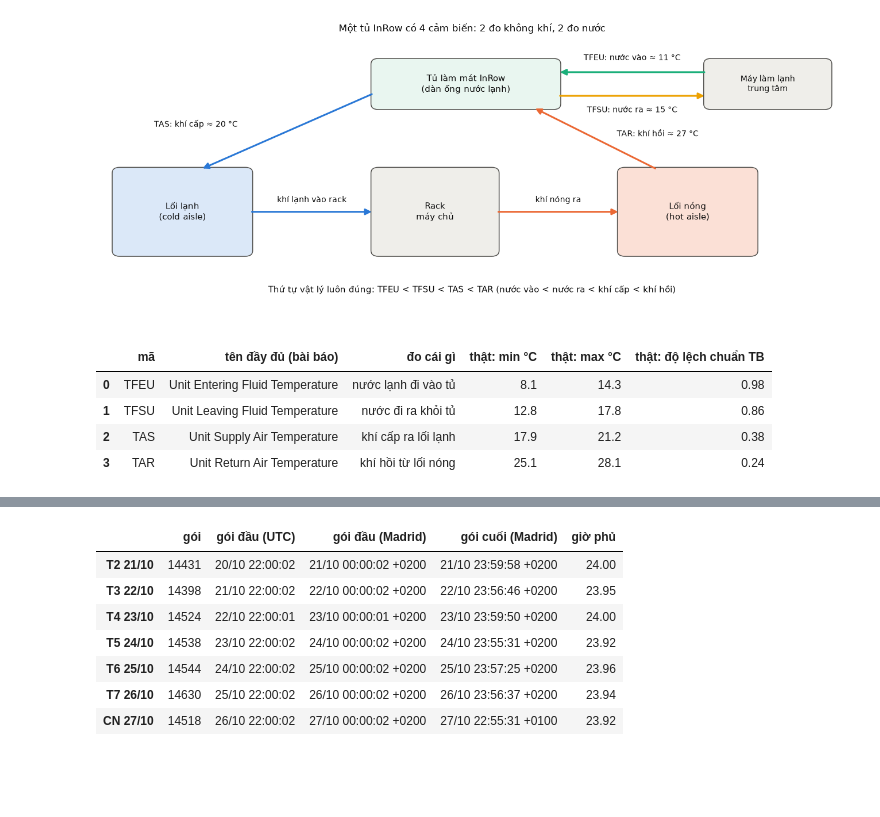
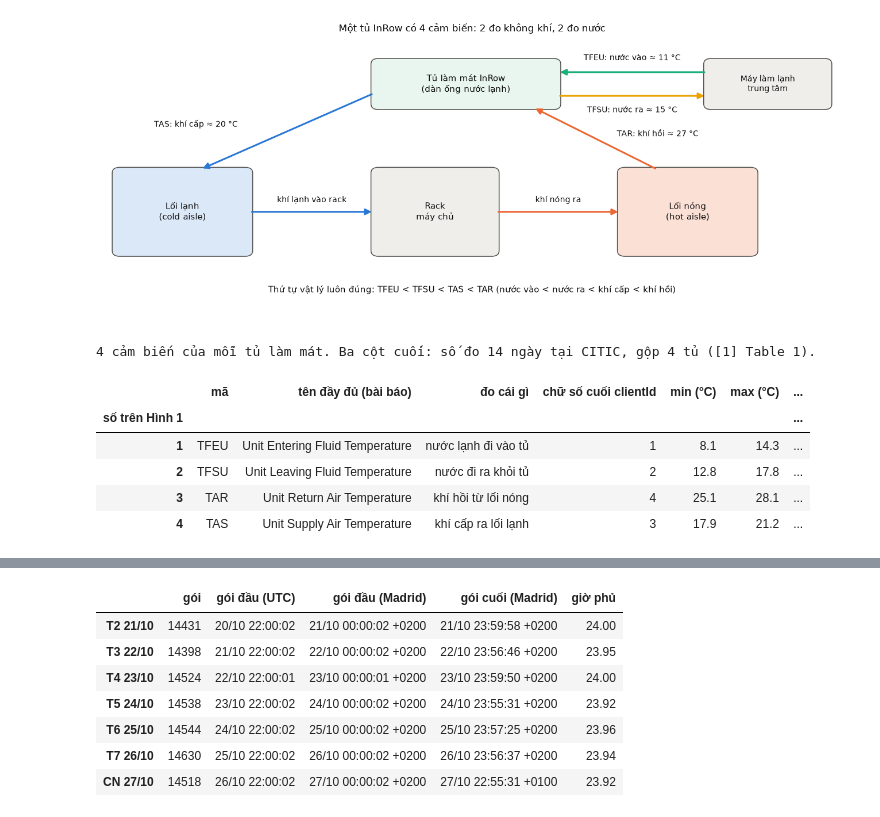
Before and after one commit to CoolSentinel/dad, a Jupyter notebook: monitoring/notebooks/BAO_CAO_PHAN_TICH_DAD.ipynb, the cells around one changed output, grey strips where cells are left out. Cells and saved outputs as stored; diff of their text form; code cells hidden in the pictures; blank space fills up the shorter version.

```diff
--- a/monitoring/notebooks/BAO_CAO_PHAN_TICH_DAD.ipynb
+++ b/monitoring/notebooks/BAO_CAO_PHAN_TICH_DAD.ipynb
@@ -174,15 +138,21 @@ plt.tight_layout(); save(fig, "A1_tu_inrow_4_cam_bien"); plt.show()
 [figure]
 # %%
 from dad_paper import REAL_TABLE1, SENSOR_INFO
-real = pd.DataFrame([(s, SENSOR_INFO[s][0], SENSOR_INFO[s][1],
-                      min(REAL_TABLE1[(i, s)][2] for i in (13, 15, 23, 25)), max(REAL_TABLE1[(i, s)][3] for i in (13, 15, 23, 25)),
-                      np.mean([REAL_TABLE1[(i, s)][1] for i in (13, 15, 23, 25)]))
-                     for s in SENSORS], columns=["mã", "tên đầy đủ (bài báo)", "đo cái gì", "thật: min °C", "thật: max °C", "thật: độ lệch chuẩn TB"])
-real.round(2)
+HINH1 = {"TFEU": 1, "TFSU": 2, "TAR": 3, "TAS": 4}          # số ghi trên Hình 1 của bài báo
+cam_bien = pd.DataFrame([(HINH1[s], s, SENSOR_INFO[s][0], SENSOR_INFO[s][1], SENSOR_INFO[s][2],
+                          min(REAL_TABLE1[(i, s)][2] for i in (13, 15, 23, 25)), max(REAL_TABLE1[(i, s)][3] for i in (13, 15, 23, 25)),
+                          np.mean([REAL_TABLE1[(i, s)][1] for i in (13, 15, 23, 25)]))
+                         for s in sorted(HINH1, key=HINH1.get)],
+                        columns=["số trên Hình 1", "mã", "tên đầy đủ (bài báo)", "đo cái gì", "chữ số cuối clientId",
+                                 "min (°C)", "max (°C)", "độ lệch chuẩn TB (°C)"]).set_index("số trên Hình 1")
+print("4 cảm biến của mỗi tủ làm mát. Ba cột cuối: số đo 14 ngày tại CITIC, gộp 4 tủ ([1] Table 1).")
+cam_bien.round(2)
 # %% [output]
+4 cảm biến của mỗi tủ làm mát. Ba cột cuối: số đo 14 ngày tại CITIC, gộp 4 tủ ([1] Table 1).
-|  | mã | tên đầy đủ (bài báo) | đo cái gì | thật: min °C | thật: max °C | thật: độ lệch chuẩn TB |
-| 0 | TFEU | Unit Entering Fluid Temperature | nước lạnh đi vào tủ | 8.1 | 14.3 | 0.98 |
-| 1 | TFSU | Unit Leaving Fluid Temperature | nước đi ra khỏi tủ | 12.8 | 17.8 | 0.86 |
-| 2 | TAS | Unit Supply Air Temperature | khí cấp ra lối lạnh | 17.9 | 21.2 | 0.38 |
-| 3 | TAR | Unit Return Air Temperature | khí hồi từ lối nóng | 25.1 | 28.1 | 0.24 |
+|  | mã | tên đầy đủ (bài báo) | đo cái gì | chữ số cuối clientId | min (°C) | max (°C) | ... |
+| số trên Hình 1 |  |  |  |  |  |  | ... |
+| 1 | TFEU | Unit Entering Fluid Temperature | nước lạnh đi vào tủ | 1 | 8.1 | 14.3 | ... |
+| 2 | TFSU | Unit Leaving Fluid Temperature | nước đi ra khỏi tủ | 2 | 12.8 | 17.8 | ... |
+| 3 | TAR | Unit Return Air Temperature | khí hồi từ lối nóng | 4 | 25.1 | 28.1 | ... |
+| 4 | TAS | Unit Supply Air Temperature | khí cấp ra lối lạnh | 3 | 17.9 | 21.2 | ... |
 # %% [markdown]
```
Also changed, not shown: parts of 57 cells of this notebook, 28 other files.
